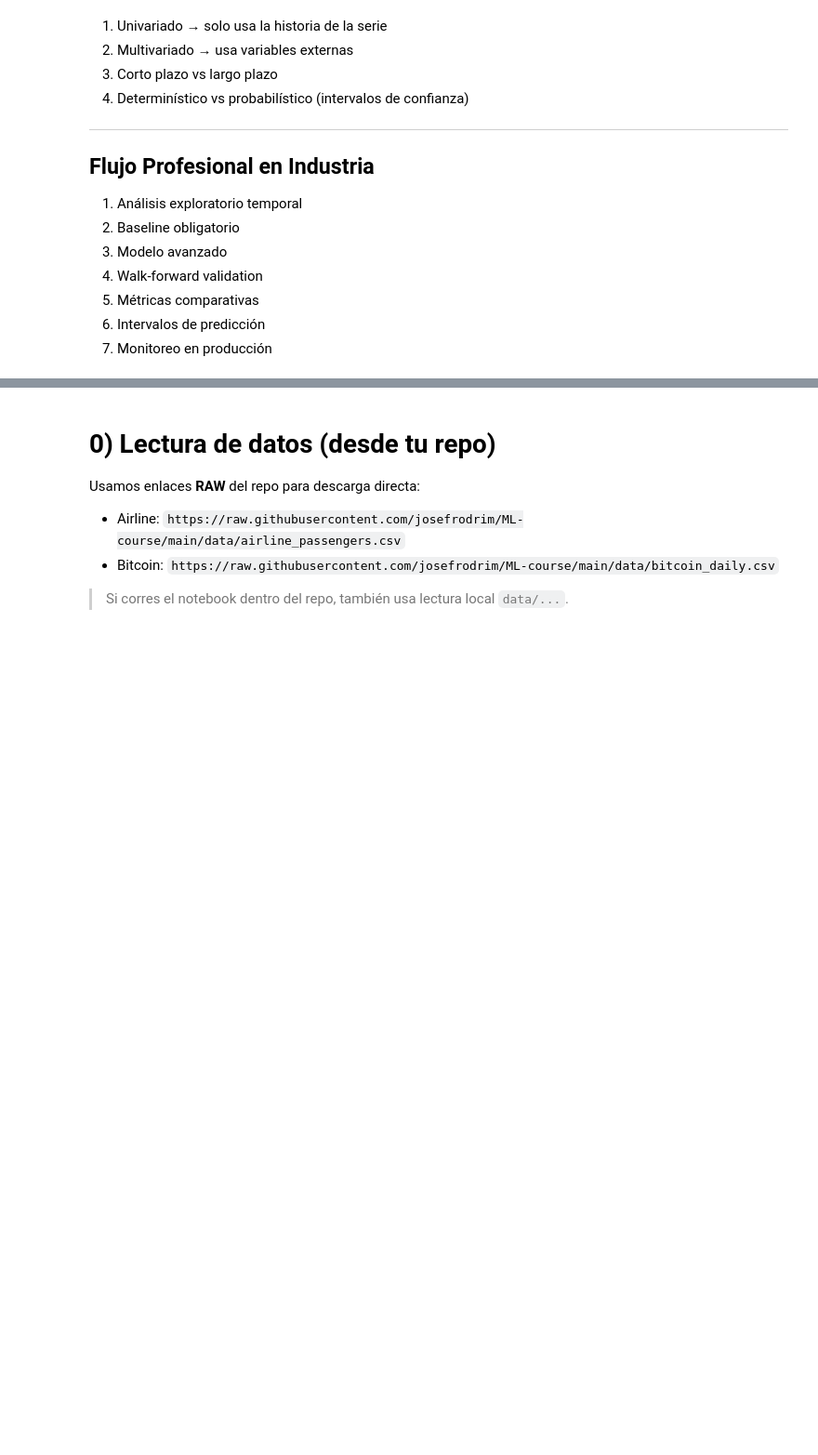
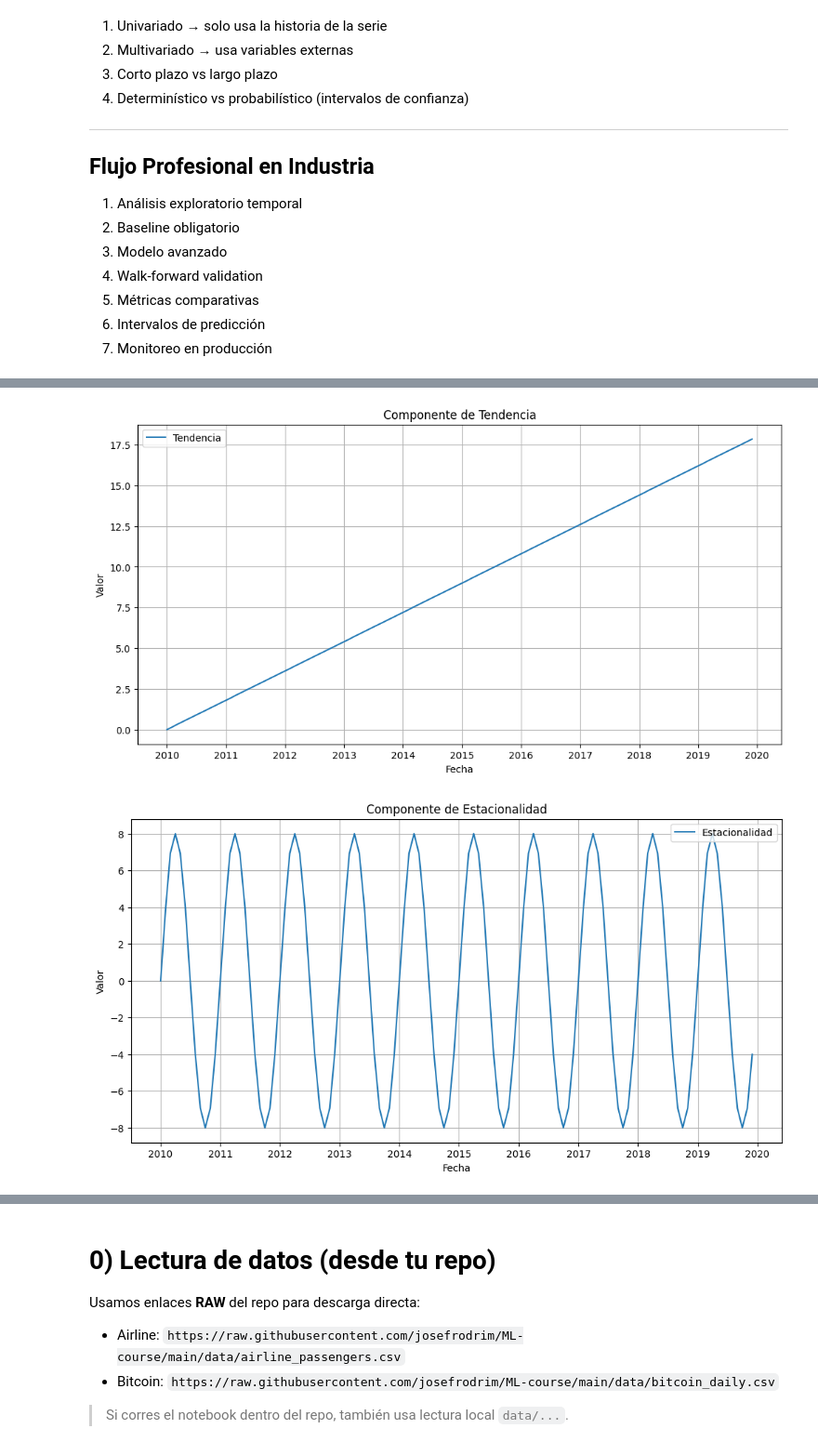
Before and after one commit to josefrodrim/ML-course, a Jupyter notebook: Clase_09_Forecasting_vf.ipynb, the cells around one changed output, grey strips where cells are left out. Shown at 93% size. Cells and saved outputs as stored; diff of their text form; code cells hidden in the pictures; blank space fills up the shorter version.

```diff
--- a/Clase_09_Forecasting_vf.ipynb
+++ b/Clase_09_Forecasting_vf.ipynb
@@ -114,0 +166,27 @@ $$
+# %%
+plt.figure(figsize=(12,6))
+plt.plot(ts.index, trend, label="Tendencia")
+plt.title("Componente de Tendencia")
+plt.xlabel("Fecha")
+plt.ylabel("Valor")
+plt.legend()
+plt.show()
+
+plt.figure(figsize=(12,6))
+plt.plot(ts.index, seasonality, label="Estacionalidad")
+plt.title("Componente de Estacionalidad")
+plt.xlabel("Fecha")
+plt.ylabel("Valor")
+plt.legend()
+plt.show()
+
+plt.figure(figsize=(12,6))
+plt.plot(ts.index, noise, label="Ruido")
+plt.title("Componente de Ruido")
+plt.xlabel("Fecha")
+plt.ylabel("Valor")
+plt.legend()
+plt.show()
+# %% [output]
+[figure, added]
+[figure, added]
```
Also changed, not shown: parts of 8 cells of this notebook.
